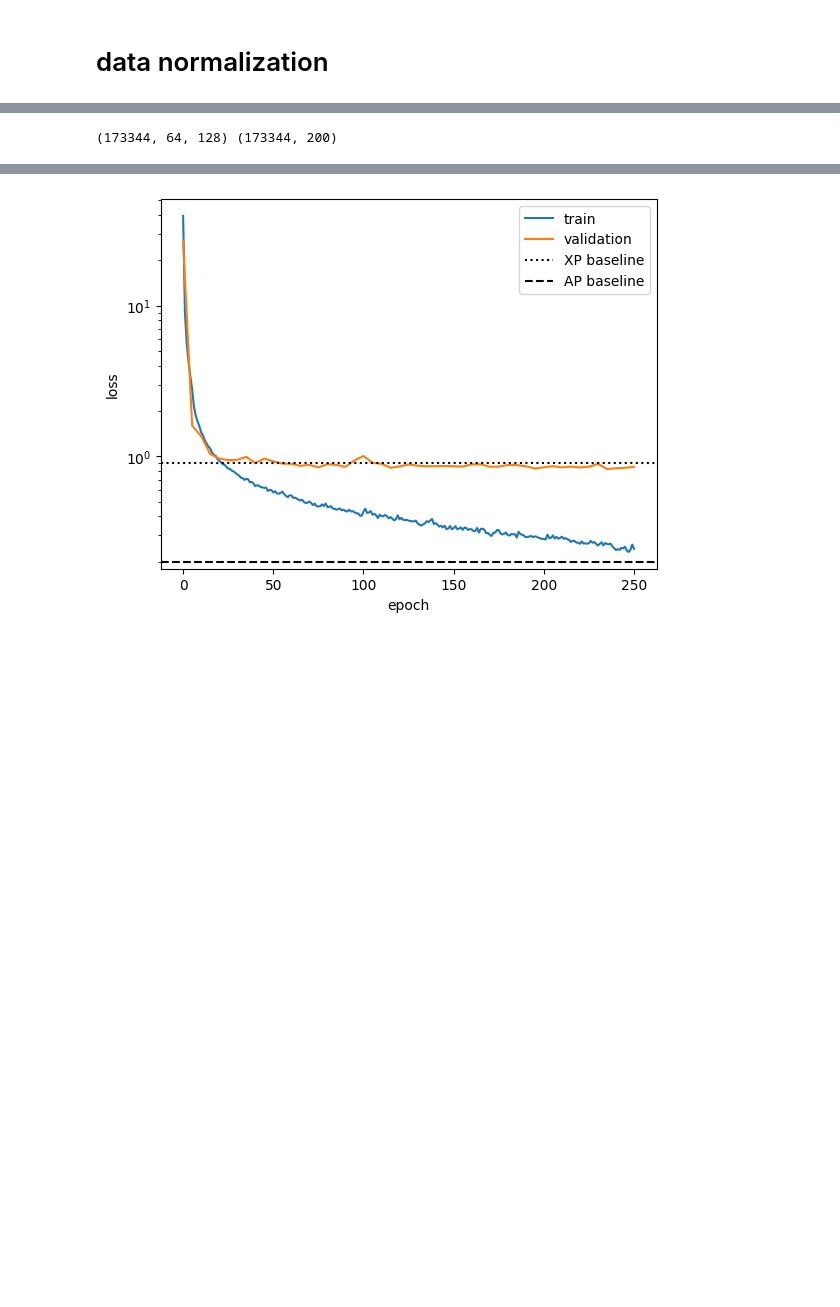
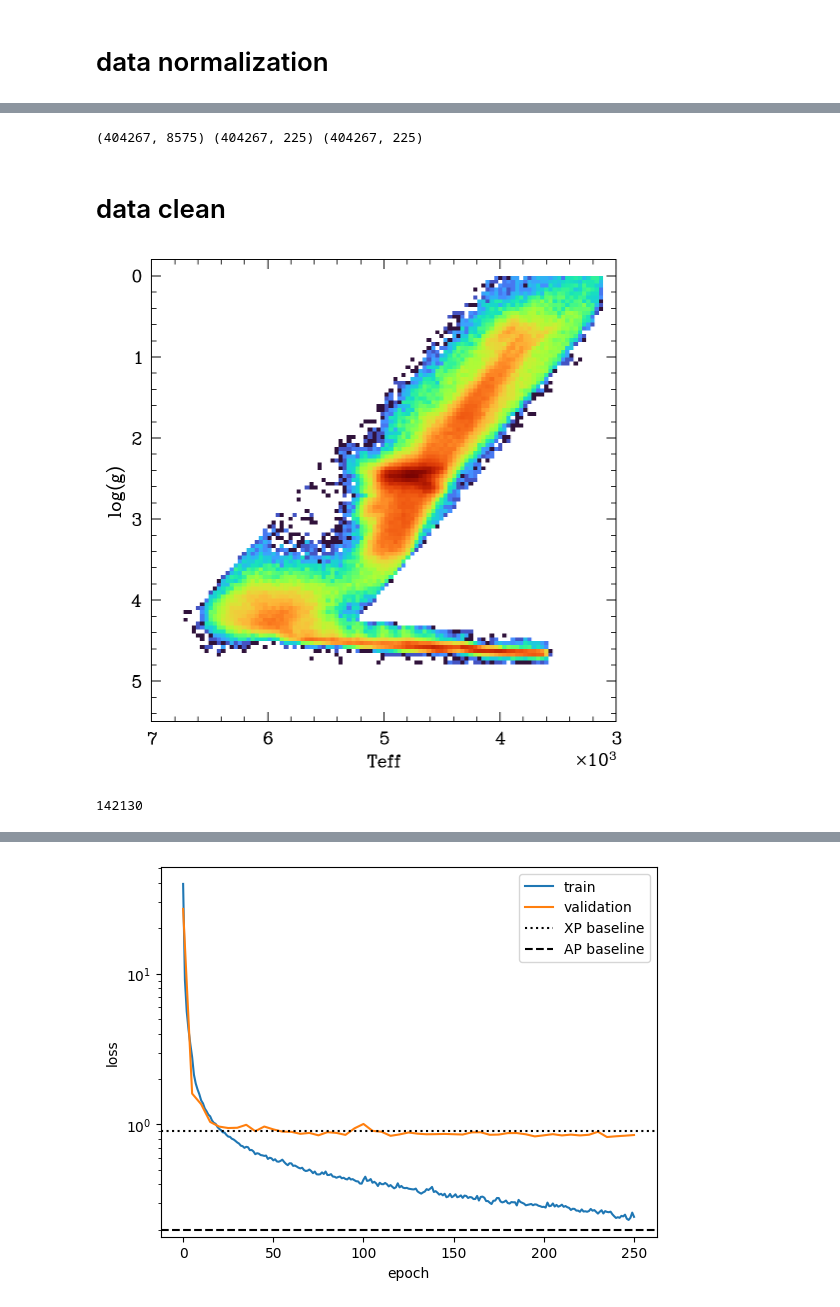
Before and after one commit to jiadonglee/aspgap, a Jupyter notebook: notebook/download_apogee.ipynb, the cells around one changed output, grey strips where cells are left out. Drawn from its saved outputs; the diff is of its cells as text; code cells hidden in the pictures; blank space fills up the shorter version.

```diff
--- a/notebook/download_apogee.ipynb
+++ b/notebook/download_apogee.ipynb
@@ -305,35 +393,25 @@ joblib.dump(scaler_ap, '../models/scaler_ap.gz')
-# %%
-# new_resolution = 200
-new_resolution = 64
-raw_resolution = 8575
-
-# n_avg = int(raw_resolution / new_resolution)
-n_avg = 128
-
-# Reshape the data into the desired number of data points for averaging
-reshaped_flux = norm_flux[:,:n_avg*new_resolution].reshape(-1, new_resolution, n_avg)
-# reshaped_fluxerr = norm_flux_err[:,:n_avg*new_resolution].reshape(-1, new_resolution, n_avg)
-
-# Average the values for each group of data points
-# flux_avg = np.mean(reshaped_flux, axis=2)
-# fluxerr_avg = np.mean(np.abs(reshaped_fluxerr), axis=2)
-
-print(reshaped_flux.shape)
-# %% [output]
-(173344, 64, 128) (173344, 200)
+# %%
+ind_qc = (xp_ap_spec['LOGG_ERR']<0.1) & (xp_ap_spec['TEFF_ERR']<100) &\
+         (xp_ap_spec['ALPHA_M_ERR']<0.1) & (xp_ap_spec['M_H_ERR']<0.1) &\
+
+print(norm_flux.shape, xp_ap_spec.shape, xp_ap_spec[ind_qc].shape)
+# %% [output]
+(404267, 8575) (404267, 225) (404267, 225)
 # %%
-import pickle
+xp_ap_spec['ap'] = norm_flux.tolist()
 
 save_data = {
-    "xp":xp, 'ap':reshaped_flux,
-    "xp_mask":xp_mask,
+    "xp":xp_spec_df['xp'],
+    # 'ap':norm_flux,
+    "ap":xp_spec_df['ap'],
     "y":label,
     "e_y":e_label,
-    "source_id":xp_ap_spec['source_id'].values
+    "source_id":xp_ap_spec['source_id'].values,
+    "tmass_id":xp_ap_spec['tmass_id'].values
 }
 
 data_dir = "/data/jdli/gaia/"
-fname = "apspec_xp_173344.dump"
+fname = "apspec_xp_0415.dump"
 # np.savez(data_dir+fname, save_data, protocol=4)
 
 with open(data_dir+fname, 'wb') as pfile:
@@ -376,0 +419,22 @@ with open(data_dir+fname, 'wb') as pfile:
+# %% [markdown]
+# data clean
+# %%
+# Define the boundaries for main-sequence and red-giant stars
+teff, logg = xp_ap_spec['TEFF'].values, xp_ap_spec['LOGG'].values
+
+ms_select = (logg > 4.2 - 1.5*np.log10(teff/5777)) & (logg < 4.8)
+
+rg_select = (logg<(5/3000)*(teff-3000)+0.5) & (logg>(5/3000)*(teff-3000)-1.9)
+
+
+# ms_stars = plt.hist2d(xp_ap_spec['TEFF'][ms_select], xp_ap_spec['LOGG'][ms_select], norm=colors.LogNorm(), bins=100)
+# rg_stars = plt.hist2d(xp_ap_spec['TEFF'][rg_select], xp_ap_spec['LOGG'][rg_select], norm=colors.LogNorm(), bins=100)
+plt.hist2d(teff[ms_select | rg_select], logg[ms_select | rg_select], norm=colors.LogNorm(), bins=100)
+plt.xlabel('Teff')
+plt.ylabel('log(g)')
+# plt.legend((ms_stars, rg_stars), ('Main Sequence', 'Red Giant'))
+plt.xlim([7000, 3000]);
+plt.ylim([5.5, -0.2]);
+plt.show()
+# %% [output]
+[figure, added]
@@ -376,0 +465,15 @@ with open(data_dir+fname, 'wb') as pfile:
+# %%
+# bad_flag = ['STAR', 'TEFF', 'VMICRO', 'LOGG', 'M_H', 'ALPHA_M', 'CHI2', 'VSINI', 'NO_GRID']
+bad_flag  = ['STAR', 'M_H', 'ALPHA_M', 'TEFF', 'LOGG', 'CHI2', 'NO_GRID']
+mask_flag = np.array([not any(digit in str(num) for digit in bad_flag) for num in xp_ap_spec['ASPCAPFLAGS'].values])
+# mask_flag = xp_ap_spec['ASPCAPFLAGS'] == np.nan
+# mask_flag = [not any(exclude in word for exclude in bad_flag) for lst in xp_ap_spec['ASPCAPFLAGS'].values for word in lst]
+
+# mask_flag = np.array([all(w not in str(item) for w in bad_flag) for item in xp_ap_spec['ASPCAPFLAGS'].values])
+# ind_cut = ms_select | rg_select
+ind_cut = mask_flag & (xp_ap_spec['SNR']>200)
+ind_cut = (ms_select | rg_select) & ind_cut
+
+print(len(xp_ap_spec[ind_cut]))
+# %% [output]
+142130
```
Also changed, not shown: parts of 47 cells of this notebook, 32 other files.
